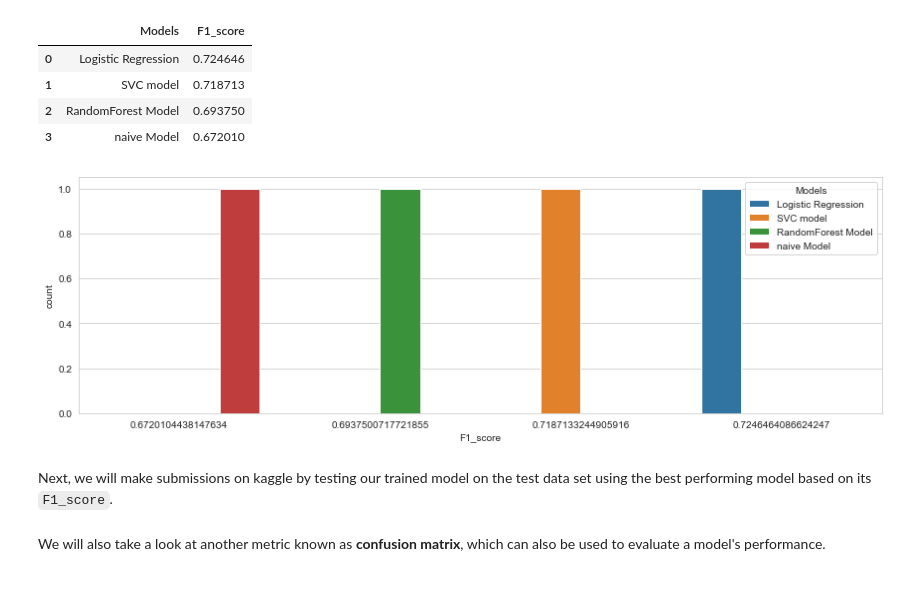
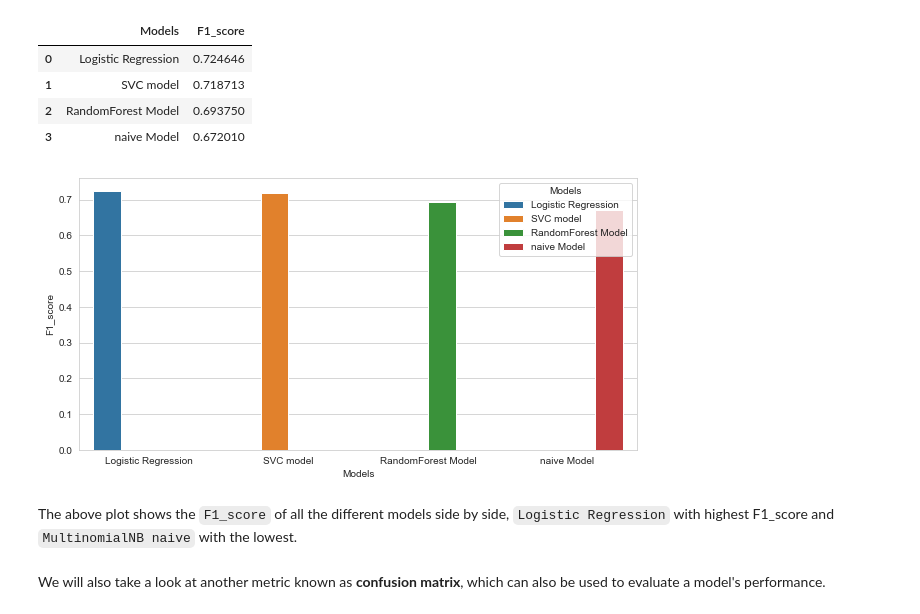
Before and after one commit to abubakaralsadiq/Classification-predict-Team-8, a Jupyter notebook: Classification Predict .ipynb, the cells around one changed output. Saved outputs shown, nothing was run; the diff lists cells and outputs as text; code cells hidden in the pictures; blank space fills up the shorter version.

```diff
--- a/Classification Predict .ipynb
+++ b/Classification Predict .ipynb
@@ -588,6 +593,6 @@ We have now resampled the labels to all have the same sample size of `4265`
 # %%
 # Split Data (into Training & Test)
-X_train, X_test, y_train, y_test = train_test_split(X_resampled, y_resampled, test_size=0.25, random_state=0)
+X_train, X_test, y_train, y_test = train_test_split(X, y, test_size=0.25, random_state=0)
 # %% [markdown]
 ## TEST DATA PREPROCESSING
 
@@ -741,14 +750,14 @@ f1_scores.head()
 | 3 | naive Model | 0.672010 |
 # %%
 #ploting the f1_scores of the models
-f, ax = plt.subplots(figsize=(12, 4))
-ax = sns.countplot(x="F1_score", hue='Models', data=f1_scores)
-plt.tight_layout()
+f, ax = plt.subplots(figsize=(10, 5))
+ax = sns.barplot(x="Models", y='F1_score', hue='Models', data=f1_scores)
+#plt.tight_layout()
 plt.show()
 # %% [output]
-[figure, old version]
+[figure, new version]
-# %% [markdown]
-Next, we will make submissions on kaggle by testing our trained model on the test data set using the best performing model based on its `F1_score`.
+# %% [markdown]
+The above plot shows the `F1_score` of all the different models side by side, `Logistic Regression` with highest F1_score and `MultinomialNB naive` with the lowest.
 # %% [markdown]
 We will also take a look at another metric known as **confusion matrix**, which can also be used to evaluate a model's performance.
 # %%
```
Also changed, not shown: parts of 15 cells of this notebook.
